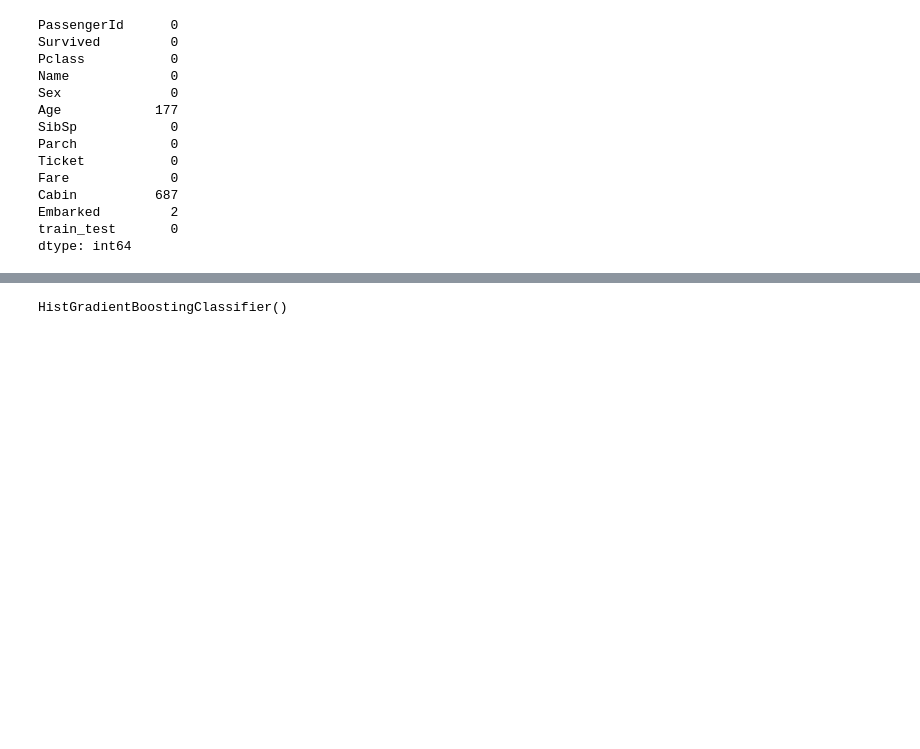
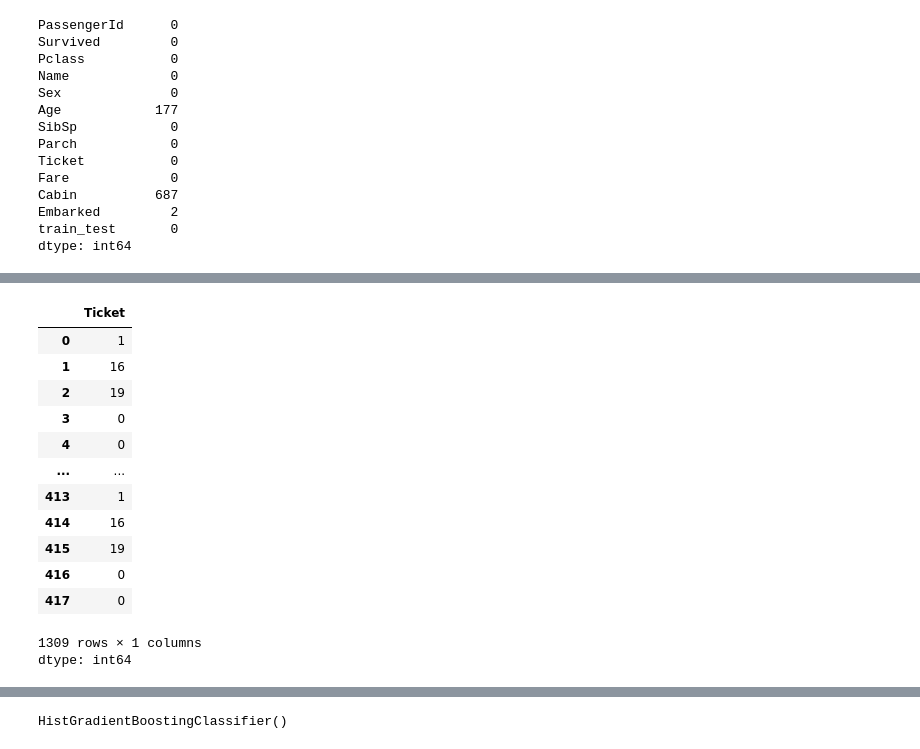
Before and after one commit to Kieil/Titanic-ML, a Jupyter notebook: Titanic.ipynb, the cells around one changed output, grey strips where cells are left out. Saved outputs shown, nothing was run; the diff lists cells and outputs as text; code cells hidden in the pictures; blank space fills up the shorter version.

```diff
--- a/Titanic.ipynb
+++ b/Titanic.ipynb
@@ -82,3 +101,34 @@ level = all_data['Cabin_splitted'].apply(lambda x: letter_to_number(x[0] if x el
 all_data['level'] = level
+# %%
+#exporting level of ship from cabin
+import string
+
+all_data['Ticket_splitted'] = all_data['Ticket_splitted'].fillna(0)
+def letter_to_number(letter):
+    if letter and letter.isalpha():
+        return string.ascii_uppercase.index(letter.upper()) + 1
+    else:
+        return 0
+
+Ticket_number = all_data['Ticket_splitted'].apply(lambda x: letter_to_number(x[0] if x else 0))
+
+all_data['Ticket'] = Ticket_number
+# %%
+all_data['Ticket']
+# %% [output]
+|  | Ticket |
+| 0 | 1 |
+| 1 | 16 |
+| 2 | 19 |
+| 3 | 0 |
+| 4 | 0 |
+| ... | ... |
+| 413 | 1 |
+| 414 | 16 |
+| 415 | 19 |
+| 416 | 0 |
+| 417 | 0 |
+1309 rows × 1 columns
+dtype: int64
 # %%
 X_train1 = all_data[all_data.train_test == 1].drop(['train_test'], axis =1)
```
Also changed, not shown: parts of 23 cells of this notebook.
